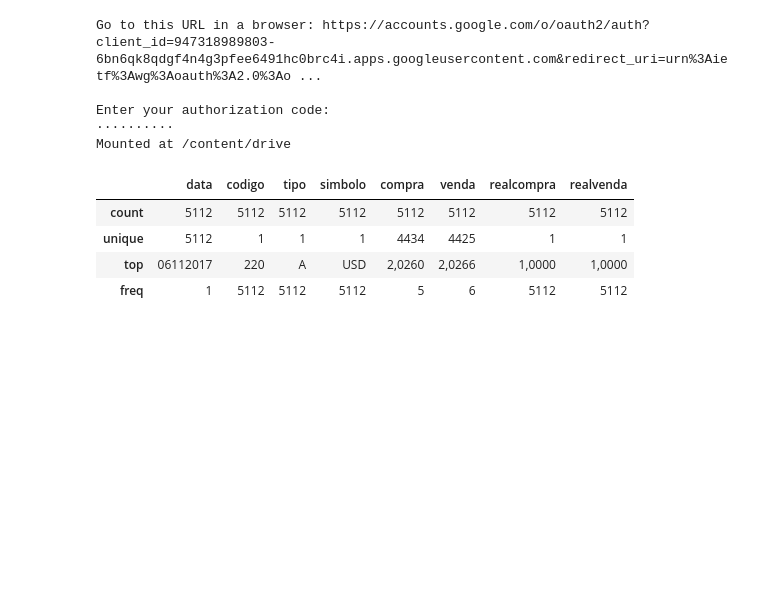
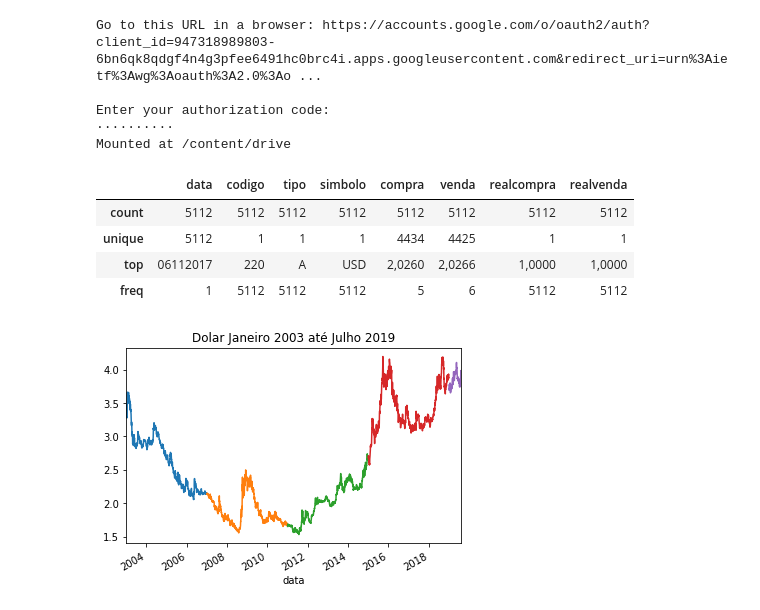
Before and after one commit to doricardo-zz/relacao-dolar-governos-brasil, a Jupyter notebook: relacao_dolar_governos_brasil.ipynb, the cells around one changed output. Saved outputs shown, nothing was run; the diff lists cells and outputs as text; code cells hidden in the pictures; blank space fills up the shorter version.

```diff
--- a/relacao_dolar_governos_brasil.ipynb
+++ b/relacao_dolar_governos_brasil.ipynb
@@ -59,4 +56,13 @@ def grafico_periodo(df, inicio, fim):
 def grafico_regplot(df, inicio, fim):
   periodo = df[(df.index >= inicio) & (df.index <= fim)]
   sns.regplot('epoch', 'compra', data=periodo)
+# %%
+plt.title('Dolar Janeiro 2003 até Julho 2019')
+grafico_periodo(dolar, '2003-01-01', '2006-12-31')
+grafico_periodo(dolar, '2007-01-01', '2010-12-31')
+grafico_periodo(dolar, '2011-01-01', '2014-12-31')
+grafico_periodo(dolar, '2015-01-01', '2018-12-31')
+grafico_periodo(dolar, '2019-01-01', '2019-12-31')
+# %% [output]
+[figure, added]
 # %%
```
Also changed, not shown: parts of 6 cells of this notebook.
